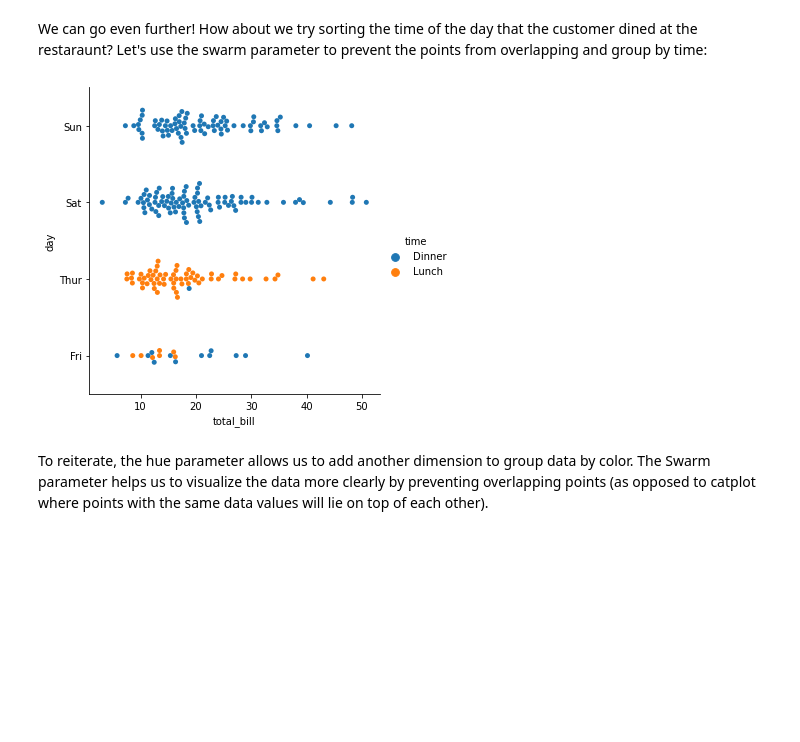
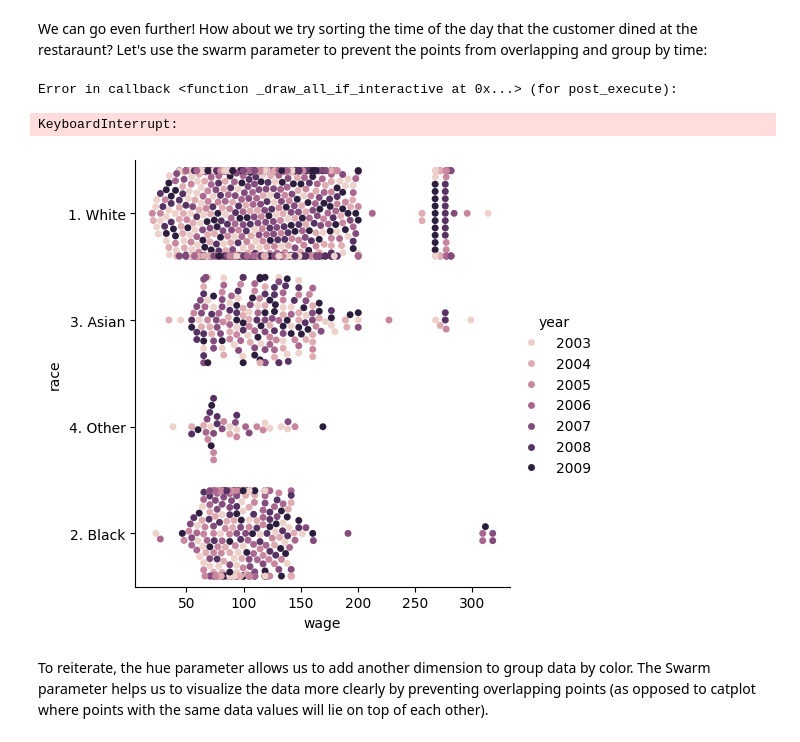
Before and after one commit to pawelplaszczyca/Fundamentals-of-Machine-Learning, a Jupyter notebook: ex0 - numpy, pandas, matplotlib.ipynb, the cells around one changed output. Drawn from its saved outputs; the diff is of its cells as text; code cells hidden in the pictures; blank space fills up the shorter version.

```diff
--- a/ex0 - numpy, pandas, matplotlib.ipynb
+++ b/ex0 - numpy, pandas, matplotlib.ipynb
@@ -688,6 +700,6 @@ import seaborn as sns
 Let's import a csv file - comma-seperated values - that details the total bill costs and the tips. We'll run a scatterplot on this data:
 # %%
 # Run this code to import the data and read it in using 'pd.read_csv('file')'
-tips = pd.read_csv('C:/Users/eagle/OneDrive/Lumiere/AI Program/data/tips.csv')
-ax = sns.scatterplot(x="total_bill", y="tip", data=tips) #plotting it
+tips = pd.read_csv('Wage.csv')
+ax = sns.scatterplot(x="year", y="wage", data=tips) #plotting it
 # %% [output]
@@ -703,9 +715,11 @@ sns.catplot(x="day", y="total_bill", data=tips);
 # %% [markdown]
 We can go even further! How about we try sorting the time of the day that the customer dined at the restaraunt? Let's use the swarm parameter to prevent the points from overlapping and group by time:
 # %%
-sns.catplot(x="total_bill", y="day", hue="time", kind="swarm", data=tips);
+sns.catplot(x="wage", y="race", hue="year", kind="swarm", data=tips);
 # %% [output]
+Error in callback <function _draw_all_if_interactive at 0x...> (for post_execute):
+KeyboardInterrupt:
-[figure, old version]
+[figure, new version]
 # %% [markdown]
 To reiterate, the hue parameter allows us to add another dimension to group data by color. The Swarm parameter helps us to visualize the data more clearly by preventing overlapping points (as opposed to catplot where points with the same data values will lie on top of each other).
 # %% [markdown]
```
Also changed, not shown: parts of 8 cells of this notebook.
